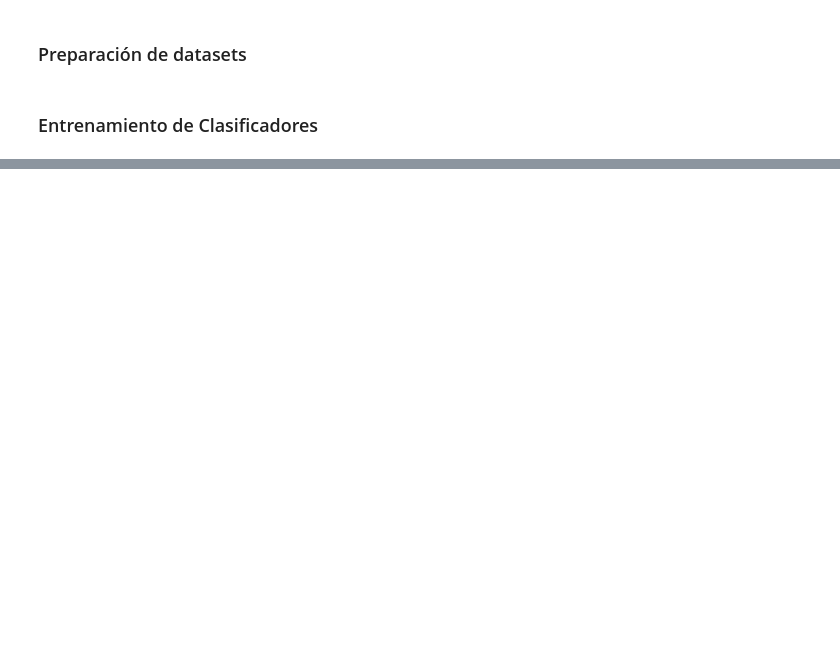
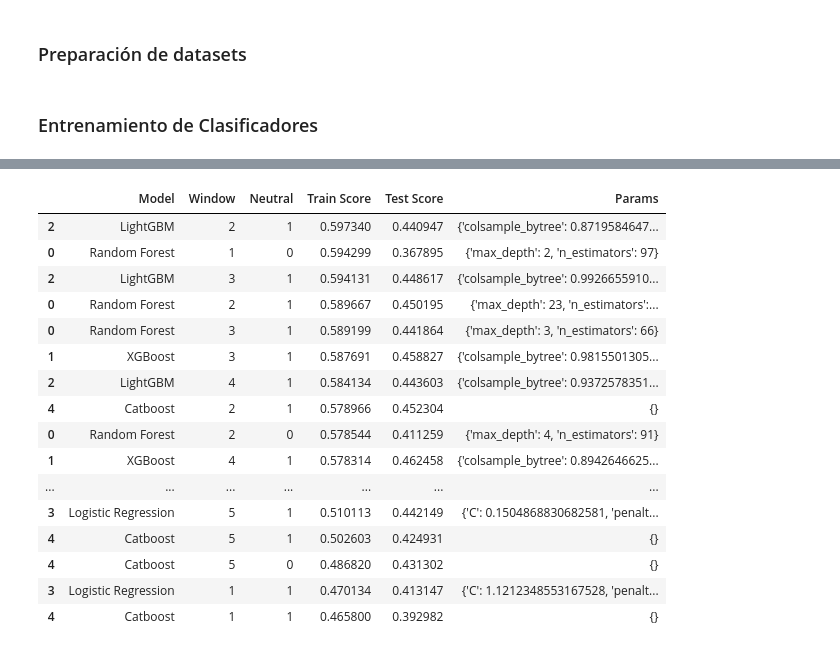
Before and after one commit to sigmaleph/DH-Final, a Jupyter notebook: 4 - Classifiers.ipynb, the cells around one changed output, grey strips where cells are left out. Cells and saved outputs as stored; diff of their text form; code cells hidden in the pictures; blank space fills up the shorter version.

Commit message:
agrego Vader sent analyzer

```diff
--- a/4 - Classifiers.ipynb
+++ b/4 - Classifiers.ipynb
@@ -189,3 +188,21 @@ Fitting 5 folds for each of 50 candidates, totalling 250 fits
 ... (89 outputs left out)
 # %%
-resultado.sort_values(by='Train Score', ascending=False).iloc[:, :-1].to_csv('class-vader.csv')
+resultado.sort_values(by='Train Score', ascending=False).iloc[:, :-1]
+# %% [output]
+|  | Model | Window | Neutral | Train Score | Test Score | Params |
+| 2 | LightGBM | 2 | 1 | 0.597340 | 0.440947 | {'colsample_bytree': 0.8719584647... |
+| 0 | Random Forest | 1 | 0 | 0.594299 | 0.367895 | {'max_depth': 2, 'n_estimators': 97} |
+| 2 | LightGBM | 3 | 1 | 0.594131 | 0.448617 | {'colsample_bytree': 0.9926655910... |
+| 0 | Random Forest | 2 | 1 | 0.589667 | 0.450195 | {'max_depth': 23, 'n_estimators':... |
+| 0 | Random Forest | 3 | 1 | 0.589199 | 0.441864 | {'max_depth': 3, 'n_estimators': 66} |
+| 1 | XGBoost | 3 | 1 | 0.587691 | 0.458827 | {'colsample_bytree': 0.9815501305... |
+| 2 | LightGBM | 4 | 1 | 0.584134 | 0.443603 | {'colsample_bytree': 0.9372578351... |
+| 4 | Catboost | 2 | 1 | 0.578966 | 0.452304 | {} |
+| 0 | Random Forest | 2 | 0 | 0.578544 | 0.411259 | {'max_depth': 4, 'n_estimators': 91} |
+| 1 | XGBoost | 4 | 1 | 0.578314 | 0.462458 | {'colsample_bytree': 0.8942646625... |
+| ... | ... | ... | ... | ... | ... | ... |
+| 3 | Logistic Regression | 5 | 1 | 0.510113 | 0.442149 | {'C': 0.1504868830682581, 'penalt... |
+| 4 | Catboost | 5 | 1 | 0.502603 | 0.424931 | {} |
+| 4 | Catboost | 5 | 0 | 0.486820 | 0.431302 | {} |
+| 3 | Logistic Regression | 1 | 1 | 0.470134 | 0.413147 | {'C': 1.1212348553167528, 'penalt... |
+| 4 | Catboost | 1 | 1 | 0.465800 | 0.392982 | {} |
```
Also changed, not shown: parts of 1 cell of this notebook, 1 other file.
